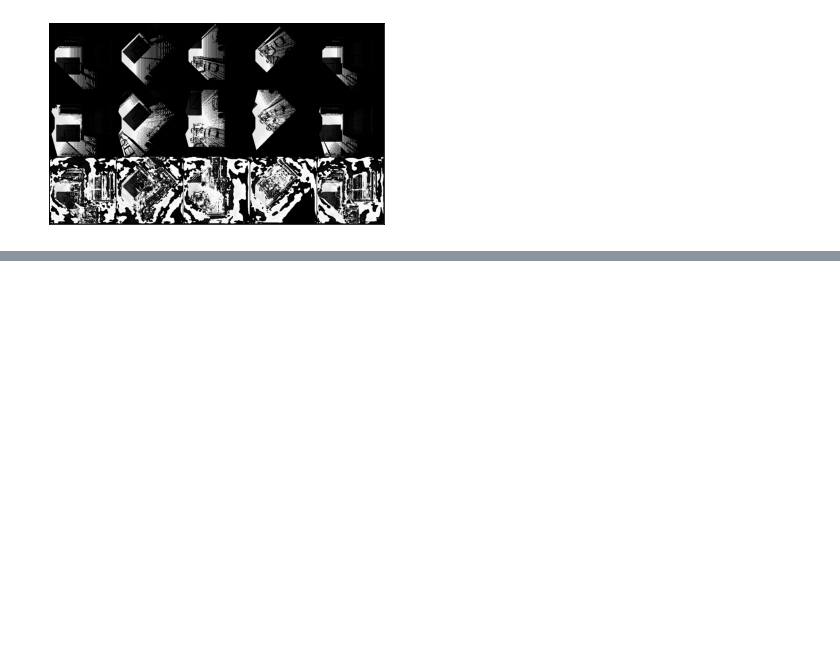
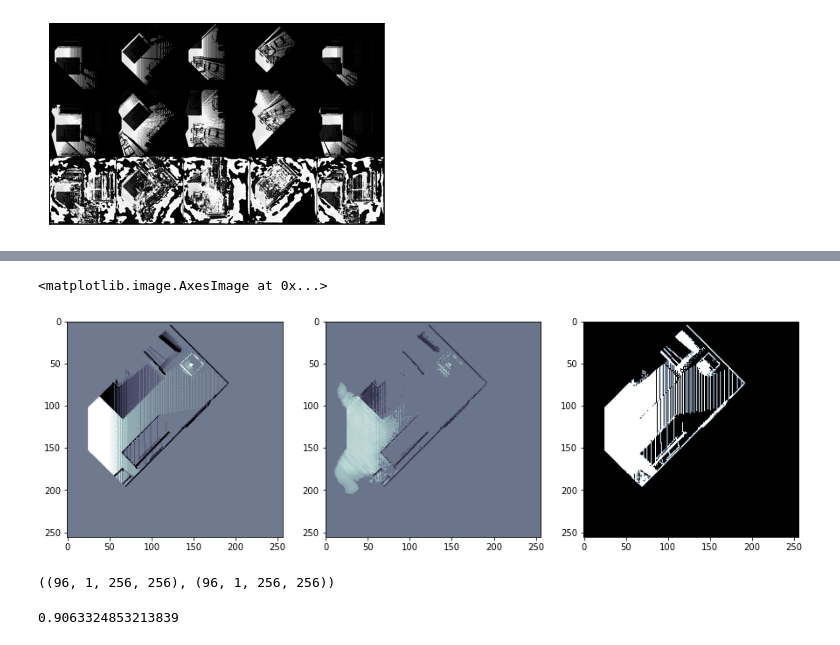
Before and after one commit to VishnuDuttSharma/occupancy_prediction, a Jupyter notebook: model_builder.ipynb, the cells around one changed output, grey strips where cells are left out. Saved outputs shown, nothing was run; the diff lists cells and outputs as text; code cells hidden in the pictures; blank space fills up the shorter version.

```diff
--- a/model_builder.ipynb
+++ b/model_builder.ipynb
@@ -226,0 +366,10 @@ save_image(make_grid(torch.cat([images[:5], labels[:5], preds[:5]], axis=0).cpu(
+# %%
+# plt.imshow()
+# plt.imshow(np.hstack([o_inp[0,0], o_pred[0,0], inpainted[0,0]]))
+figs, axes = plt.subplots(1,3, figsize=(15,8))
+axes[0].imshow(o_inp[0,0], cmap='bone_r')
+axes[1].imshow(o_pred_filt[0,0], cmap='bone_r')
+axes[2].imshow(inpainted[0,0], cmap='bone_r')
+# %% [output]
+<matplotlib.image.AxesImage at 0x...>
+[figure, added]
@@ -226,0 +383,4 @@ save_image(make_grid(torch.cat([images[:5], labels[:5], preds[:5]], axis=0).cpu(
+# %%
+match.shape, inpainted.shape, #match[inpainted].shape
+# %% [output]
+((96, 1, 256, 256), (96, 1, 256, 256))
@@ -226,0 +394,4 @@ save_image(make_grid(torch.cat([images[:5], labels[:5], preds[:5]], axis=0).cpu(
+# %%
+acc.mean()
+# %% [output]
+0.9063324853213839
```
Also changed, not shown: parts of 30 cells of this notebook.
